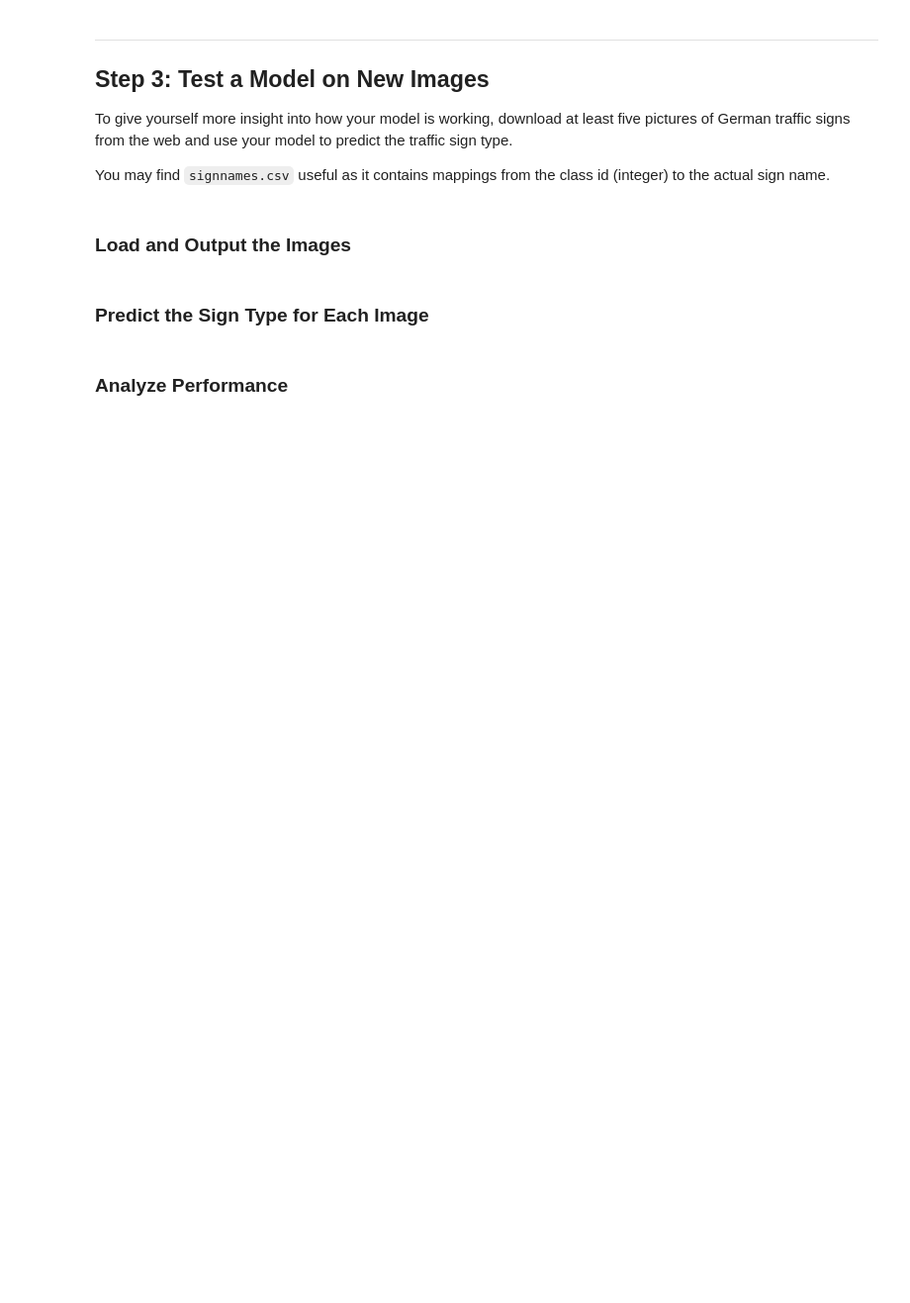
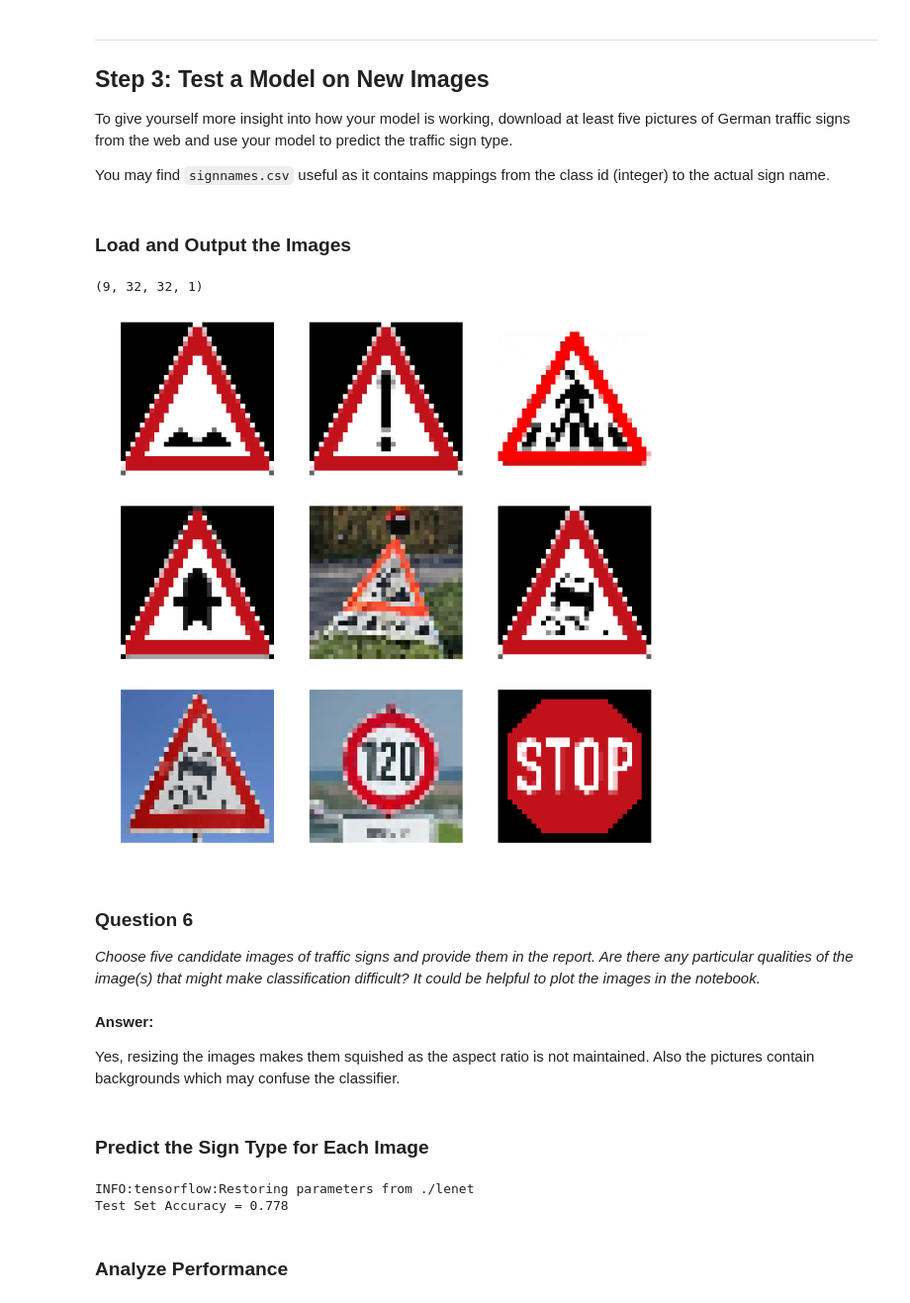
Before and after one commit to osaidz/CarND-Traffic-Sign-Classifier-Project-master, a Jupyter notebook: Traffic_Sign_Classifier.ipynb, the cells around one changed output. Shown at 99% size. Saved outputs shown, nothing was run; the diff lists cells and outputs as text; code cells hidden in the pictures; blank space fills up the shorter version.

```diff
--- a/Traffic_Sign_Classifier.ipynb
+++ b/Traffic_Sign_Classifier.ipynb
@@ -248,5 +240,5 @@ X_train_normalized, y_train = shuffle(X_train_normalized, y_train)
 
 from sklearn.model_selection import train_test_split
 
-X_train, X_validation, y_train, y_validation = train_test_split(X_train_normalized, y_train,
+X_train, X_valid, y_train, y_valid = train_test_split(X_train_normalized, y_train,
                                                                 test_size=0.20, random_state=42)
@@ -278,6 +249,6 @@ print(y_train[0:500])
 # %%
 EPOCHS = 30
-BATCH_SIZE = 120
+BATCH_SIZE = 100
 from tensorflow.contrib.layers import flatten
 
 def LeNet(x):
@@ -408,12 +416,12 @@ with tf.Session() as sess:
             batch_x, batch_y = X_train[offset:end], y_train[offset:end]
             sess.run(training_operation, feed_dict={x: batch_x, y: batch_y, keep_prob: 0.5})
 
-        validation_accuracy = evaluate(X_validation, y_validation)
+        validation_accuracy = evaluate(X_valid, y_valid)
         print("EPOCH {} ...".format(i+1))
         print("Validation Accuracy = {:.3f}".format(validation_accuracy))
         print()
 
-    saver.save(sess, 'lenet')
+    saver.save(sess, '.\lenet')
     print("Model saved")
 # %% [output]
 Training...
@@ -450,9 +490,58 @@ You may find `signnames.csv` useful as it contains mappings from the class id (i
+# %%
+### Load the images and plot them here.
+### Feel free to use as many code cells as needed.
+import glob
+import cv2
+import matplotlib.image as mpimg
+
+fig, axs = plt.subplots(3,3, figsize=(10,10))
+axs = axs.ravel()
+images = []
+
+for i, img in enumerate(glob.glob('./data/*.png')):
+    image = cv2.imread(img)
+    image = cv2.resize(image,(32,32))
+    axs[i].axis('off')
+    axs[i].imshow(cv2.cvtColor(image, cv2.COLOR_BGR2RGB))
+ #   gry = cv2.cvtColor(image, cv2.COLOR_BGR2GRAY)
+    images.append(image)
+
+my_images = np.array(images)
+#image = np.mean(image, axis=2)
+my_images = np.sum(my_images/3, axis=3, keepdims=True)
+
+normalized = (my_images - 128)/128
+print(normalized.shape)
+# %% [output]
+(9, 32, 32, 1)
+[figure, added]
+# %% [markdown]
+### Question 6
+
+_Choose five candidate images of traffic signs and provide them in the report. Are there any particular qualities of the image(s) that might make classification difficult? It could be helpful to plot the images in the notebook._
+# %% [markdown]
+**Answer:**
+
+Yes, resizing the images makes them squished as the aspect ratio is not maintained. Also the pictures contain backgrounds which may confuse the classifier.
 # %% [markdown]
 ### Predict the Sign Type for Each Image
 # %%
 ### Run the predictions here and use the model to output the prediction for each image.
 ### Make sure to pre-process the images with the same pre-processing pipeline used earlier.
 ### Feel free to use as many code cells as needed.
+
+my_labels = [22,18,27,11,25,23,23,8,14]
+
+
+with tf.Session() as sess:
+    sess.run(tf.global_variables_initializer())
+    saver3 = tf.train.import_meta_graph('./lenet.meta')
+    saver3.restore(sess, "./lenet")
+    my_accuracy = evaluate(normalized, my_labels)
+    print("Test Set Accuracy = {:.3f}".format(my_accuracy))
+# %% [output]
+INFO:tensorflow:Restoring parameters from ./lenet
+Test Set Accuracy = 0.778
 # %% [markdown]
 ### Analyze Performance
 # %%
```
Also changed, not shown: parts of 33 cells of this notebook, 15 other files.
